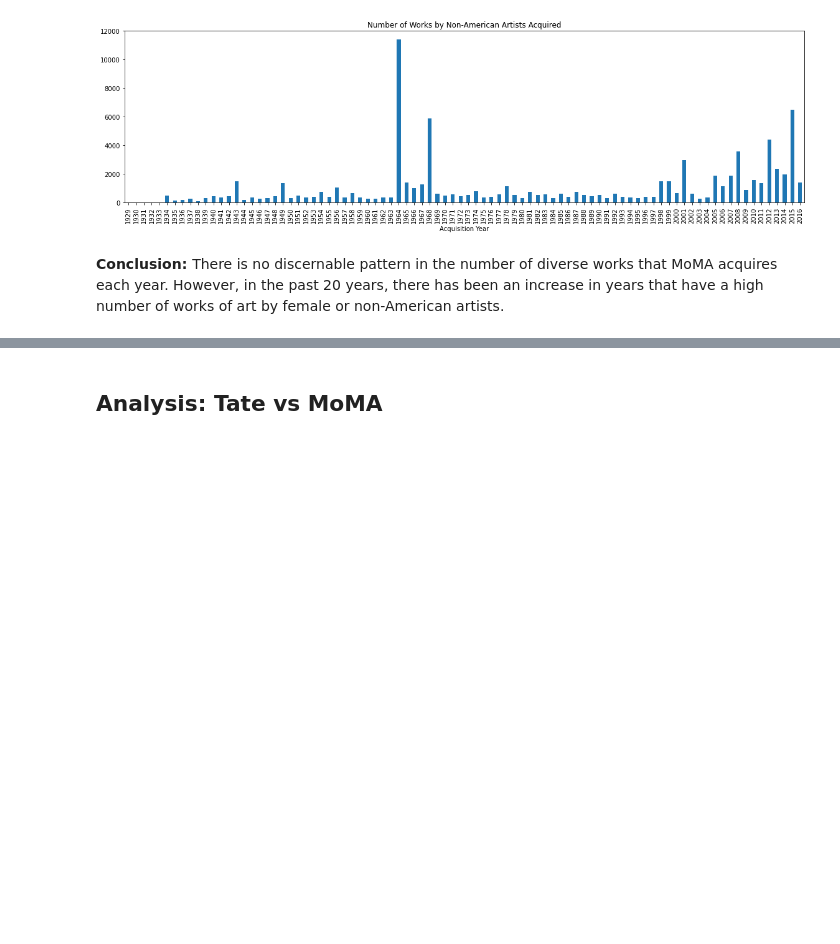
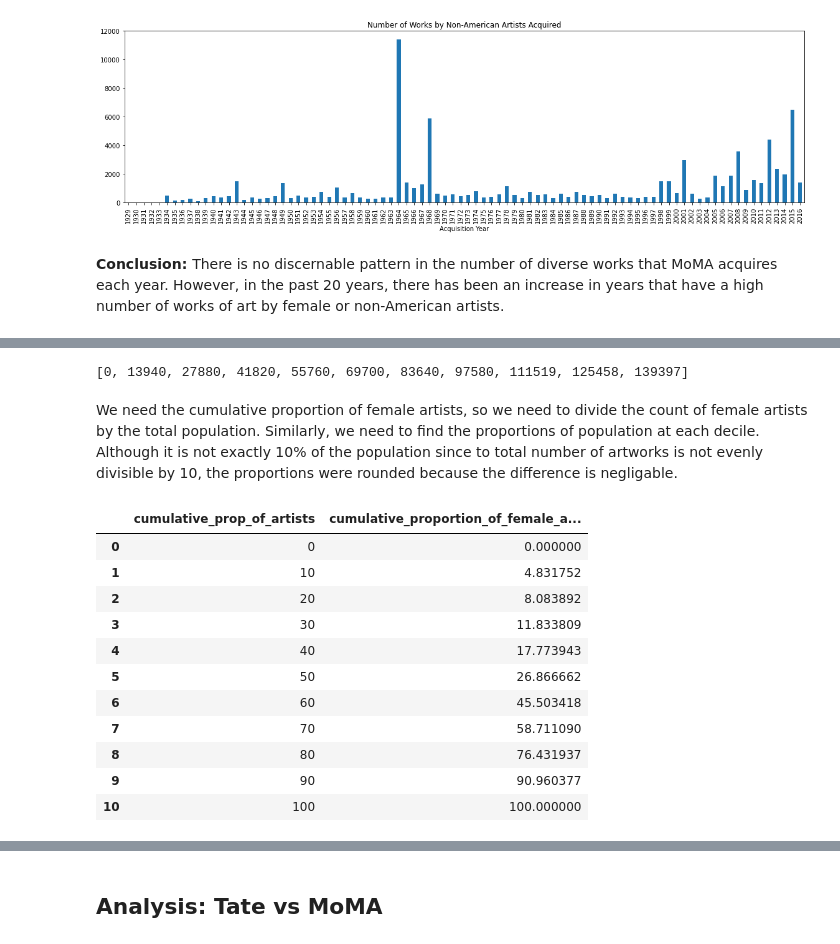
Before and after one commit to emily-oconnell/diversity-in-art-museums, a Jupyter notebook: worknotebook.ipynb, the cells around one changed output, grey strips where cells are left out. Cells and saved outputs as stored; diff of their text form; code cells hidden in the pictures; blank space fills up the shorter version.

```diff
--- a/worknotebook.ipynb
+++ b/worknotebook.ipynb
@@ -346,0 +365,12 @@ nonAmerican_graph.figure.tight_layout()
+# %%
+# since we need a cumulative population, keep a running count of the current population at each decile
+
+total = 0
+# include 0% of the population in the list of each decile's cumulative population count
+pop_count = [0]
+for i in range(10):
+    total += df_split[i]["Acquisition Year"].count()
+    pop_count.append(total)
+pop_count
+# %% [output]
+[0, 13940, 27880, 41820, 55760, 69700, 83640, 97580, 111519, 125458, 139397]
@@ -346,0 +395,2 @@ nonAmerican_graph.figure.tight_layout()
+# %% [markdown]
+We need the cumulative proportion of female artists, so we need to divide the count of female artists by the total population. Similarly, we need to find the proportions of population at each decile. Although it is not exactly 10% of the population since to total number of artworks is not evenly divisible by 10, the proportions were rounded because the difference is negligable.
@@ -346,0 +410,16 @@ nonAmerican_graph.figure.tight_layout()
+# %%
+lorenz_curve = pd.DataFrame(list(zip(population_prop, female_prop)),columns =['cumulative_prop_of_artists', 'cumulative_proportion_of_female_artists'])
+lorenz_curve
+# %% [output]
+|  | cumulative_prop_of_artists | cumulative_proportion_of_female_a... |
+| 0 | 0 | 0.000000 |
+| 1 | 10 | 4.831752 |
+| 2 | 20 | 8.083892 |
+| 3 | 30 | 11.833809 |
+| 4 | 40 | 17.773943 |
+| 5 | 50 | 26.866662 |
+| 6 | 60 | 45.503418 |
+| 7 | 70 | 58.711090 |
+| 8 | 80 | 76.431937 |
+| 9 | 90 | 90.960377 |
+| 10 | 100 | 100.000000 |
```
Also changed, not shown: parts of 14 cells of this notebook.
